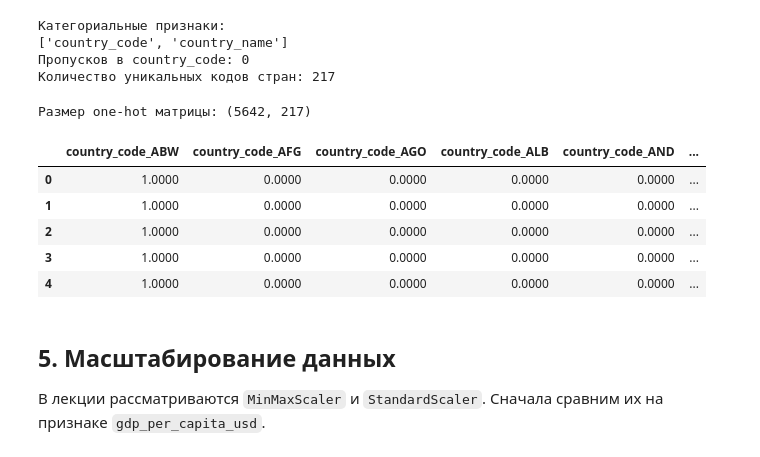
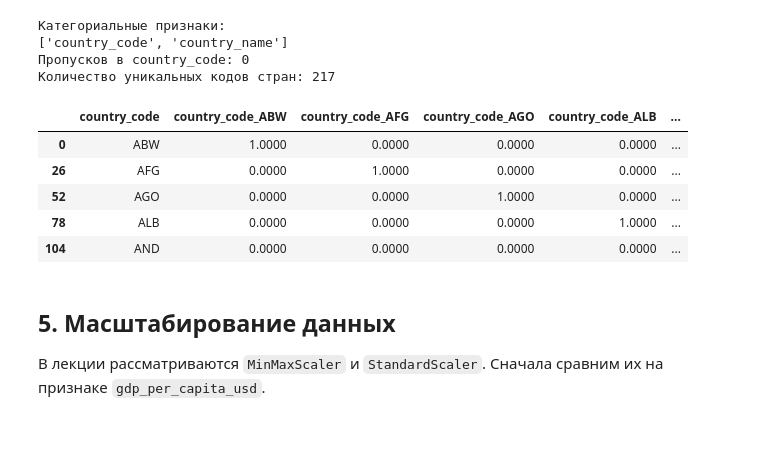
Before and after one commit to rew-web/labs_ml, a Jupyter notebook: lab2/lab2.ipynb, the cells around one changed output. Saved outputs shown, nothing was run; the diff lists cells and outputs as text; code cells hidden in the pictures.

```diff
--- a/lab2/lab2.ipynb
+++ b/lab2/lab2.ipynb
@@ -195,25 +213,25 @@ print('Количество уникальных кодов стран:', work['
 # %%
 # country_name удаляем как дублирующее текстовое описание страны
 work = work.drop(columns=['country_name'])
 
 ohe = OneHotEncoder(sparse_output=False, handle_unknown='ignore')
 country_encoded = ohe.fit_transform(work[['country_code']])
 country_encoded_df = pd.DataFrame(
     country_encoded,
     columns=ohe.get_feature_names_out(['country_code']),
     index=work.index
 )
 
-print('Размер one-hot матрицы:', country_encoded_df.shape)
-display(country_encoded_df.iloc[:5, :10])
+#Покажем по одной строке для нескольких разных стран
+example_indices = [0, 26, 52, 78, 104]
+display( pd.concat( [work[['country_code']], country_encoded_df], axis=1 ).iloc[example_indices, :11] )
 # %% [output]
-Размер one-hot матрицы: (5642, 217)
-|  | country_code_ABW | country_code_AFG | country_code_AGO | country_code_ALB | country_code_AND | ... |
-| 0 | 1.0000 | 0.0000 | 0.0000 | 0.0000 | 0.0000 | ... |
-| 1 | 1.0000 | 0.0000 | 0.0000 | 0.0000 | 0.0000 | ... |
-| 2 | 1.0000 | 0.0000 | 0.0000 | 0.0000 | 0.0000 | ... |
-| 3 | 1.0000 | 0.0000 | 0.0000 | 0.0000 | 0.0000 | ... |
-| 4 | 1.0000 | 0.0000 | 0.0000 | 0.0000 | 0.0000 | ... |
+|  | country_code | country_code_ABW | country_code_AFG | country_code_AGO | country_code_ALB | ... |
+| 0 | ABW | 1.0000 | 0.0000 | 0.0000 | 0.0000 | ... |
+| 26 | AFG | 0.0000 | 1.0000 | 0.0000 | 0.0000 | ... |
+| 52 | AGO | 0.0000 | 0.0000 | 1.0000 | 0.0000 | ... |
+| 78 | ALB | 0.0000 | 0.0000 | 0.0000 | 1.0000 | ... |
+| 104 | AND | 0.0000 | 0.0000 | 0.0000 | 0.0000 | ... |
 # %% [markdown]
 ## 5. Масштабирование данных
 
```
Also changed, not shown: parts of 5 cells of this notebook, 4 other files.
